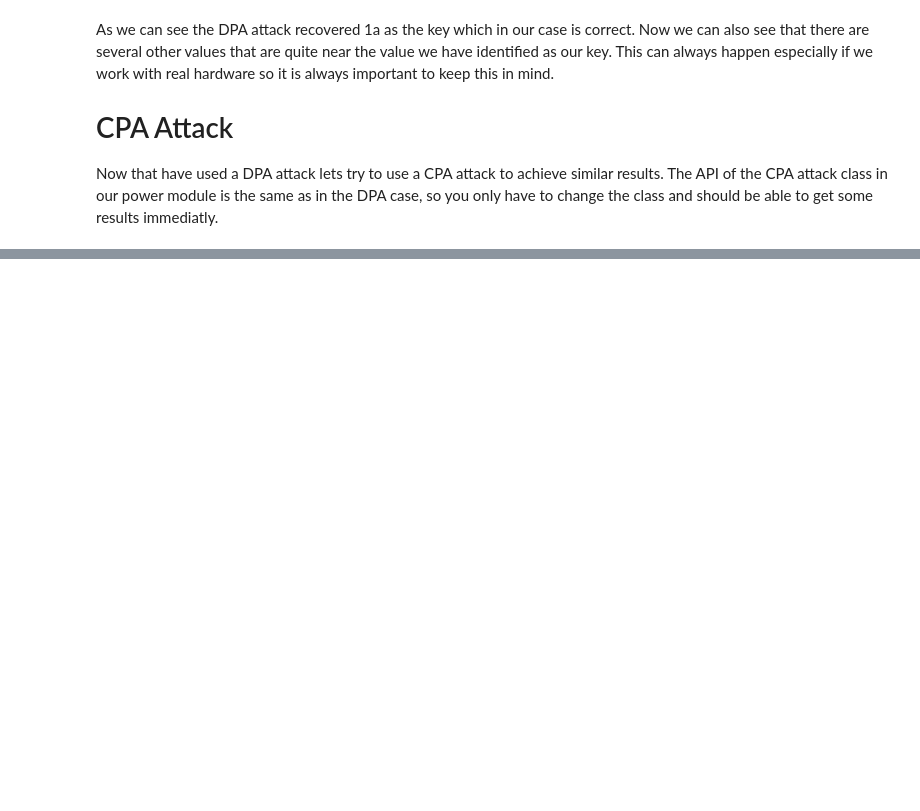
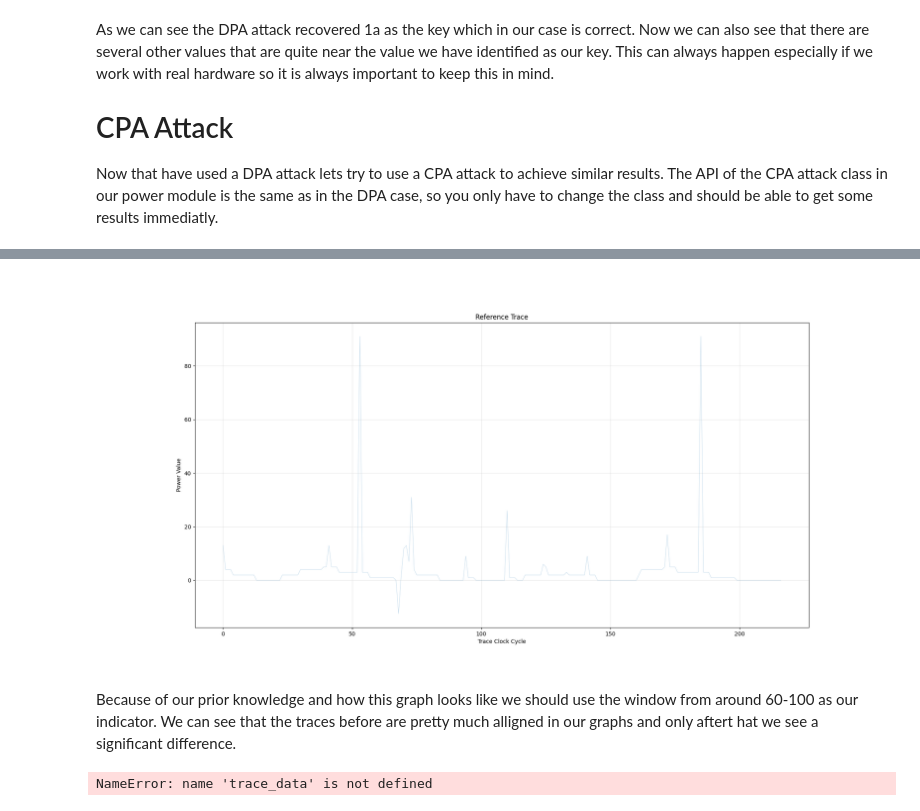
Before and after one commit to JHeinzde/teem, a Jupyter notebook: SideChannelAttacks.ipynb, the cells around one changed output, grey strips where cells are left out. Cells and saved outputs as stored; diff of their text form; code cells hidden in the pictures; blank space fills up the shorter version.

```diff
--- a/SideChannelAttacks.ipynb
+++ b/SideChannelAttacks.ipynb
@@ -299,0 +454,76 @@ plt.show()
+# %%
+all_m_values = []
+# lets just select the first trace as our reference trace
+reference_trace = trace_data[0]
+
+# STEP 2: Lets select the target window. For this we will plot our reference trace and select the window around the
+
+#for traces in trace_data[1:]:
+#    for x in range(-20,21):
+
+%matplotlib widget
+trace_data = np.load("traces/example-traces-delay-no-noise.npy")
+
+
+fig, ax = plt.subplots(figsize=(20, 10))
+ax.plot(reference_trace, alpha=0.3, linewidth=0.6)
+ax.set_title(f"Reference Trace")
+ax.set_ylabel("Power Value")
+
+ax.set_xlabel("Trace Clock Cycle")
+ax.grid(True, alpha=0.3)
+plt.show()
+# %% [output]
+[figure, added]
+# %% [markdown]
+Because of our prior knowledge and how this graph looks like we should use the window from around 60-100 as our indicator. We can see that the traces before are pretty much alligned in our graphs and only aftert hat we see a significant difference.
+# %%
+# window = (60,101)
+
+shift_values = []
+
+for trace in trace_data[1:]:
+    r_values = []
+    for x in range(-20,21):
+        r = 0
+        window_y = reference_trace[80:110]
+        window_x = trace[80+x:110+x]
+
+        window_y = window_y - np.mean(window_y)
+        window_x = window_x - np.mean(window_x)
+
+        numerator = window_y @ window_x
+
+        sum_x = np.sum(np.pow(window_x, 2))
+        sum_y = np.sum(np.pow(window_y, 2))
+
+        denominator = np.sqrt(sum_x * sum_y)
+        r_values.append((numerator/denominator,x))
+    shift_values.append(max(r_values, key = lambda x: x[0]))
+
+def shift_trace(trace, m, fill_value=0):
+    """
+    Shifts a 1D array by m positions, padding with fill_value.
+    m > 0: Shift right (prepend padding)
+    m < 0: Shift left (append padding)
+    """
+    if m == 0:
+        return trace
+
+    if m > 0:
+        pad_width = (m, 0)
+        shifted = np.pad(trace, pad_width, mode='constant', constant_values=fill_value)
+        return shifted[:len(trace)]
+    else:
+        m_abs = abs(m)
+        pad_width = (0, m_abs)
+        shifted = np.pad(trace, pad_width, mode='constant', constant_values=fill_value)
+        return shifted[m_abs:]
+
+
+shifted_traces = [trace_data[0]]
+
+for trace, r_val in zip(trace_data[1:], shift_values):
+    shifted_traces.append(shift_trace(trace, -r_val[1]))
+# %% [output]
+NameError: name 'trace_data' is not defined
```
Also changed, not shown: parts of 28 cells of this notebook, 8 other files.
